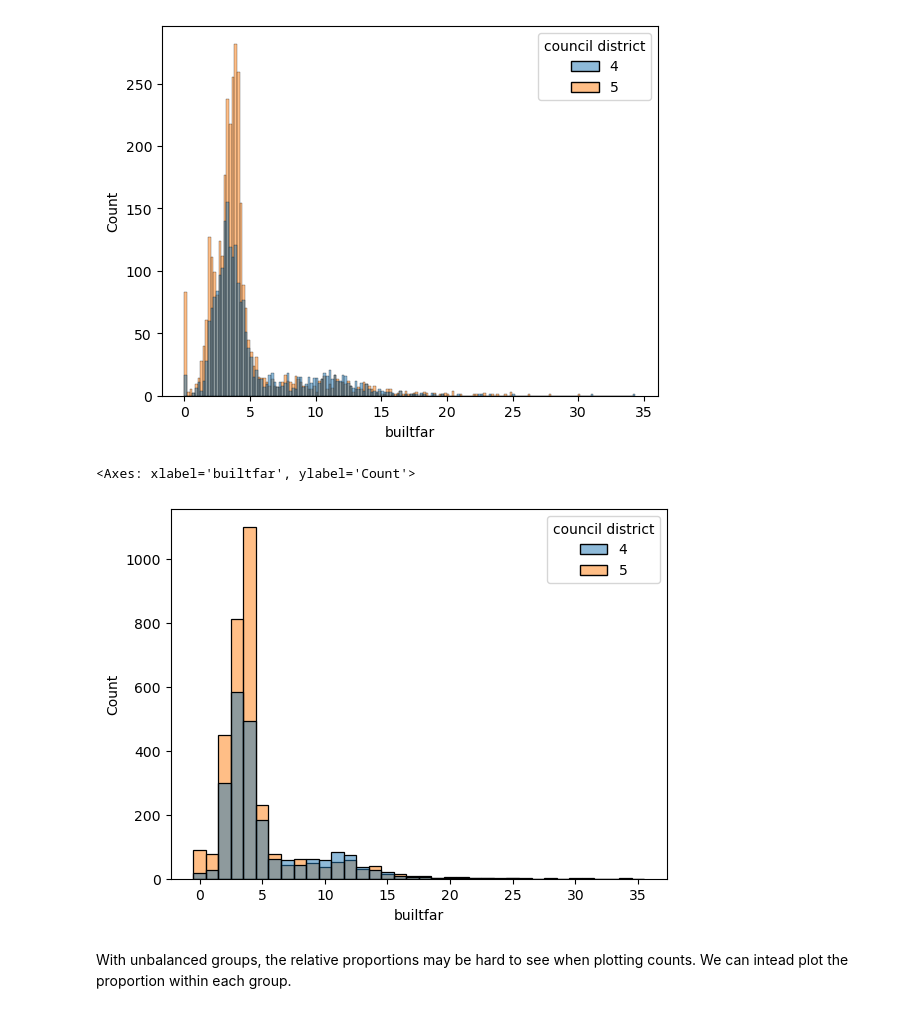
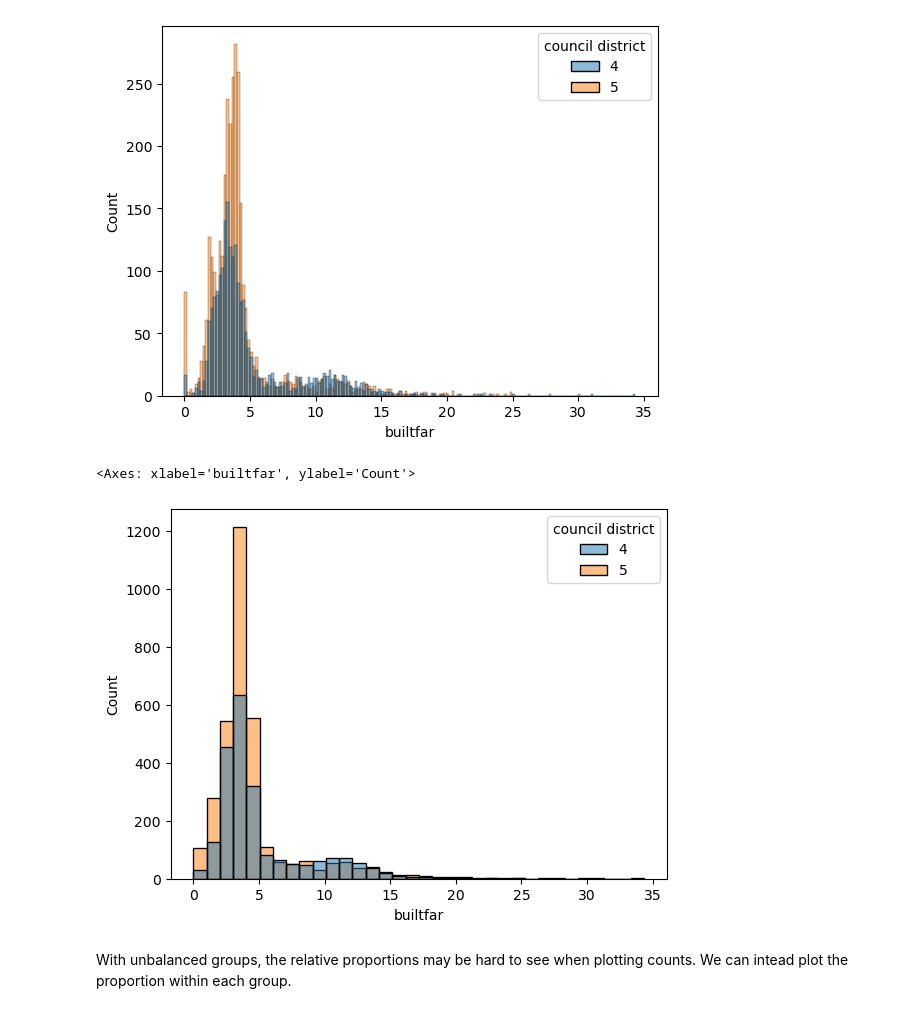
Before and after one commit to dlevine01/urban-data-analysis-course, a Jupyter notebook: Notebooks/4-1-visualize-distributions.ipynb, the cells around one changed output. Drawn from its saved outputs; the diff is of its cells as text; code cells hidden in the pictures.

```diff
--- a/Notebooks/4-1-visualize-distributions.ipynb
+++ b/Notebooks/4-1-visualize-distributions.ipynb
@@ -309,13 +310,14 @@ sns.histplot(
 # %%
 sns.histplot(
     data=pluto_4_5,
     x='builtfar',
     hue='council district',
-    discrete=True
+    # discrete=True
+    binwidth=1
 )
 # %% [output]
 <Axes: xlabel='builtfar', ylabel='Count'>
-[figure, old version]
+[figure, new version]
 # %% [markdown]
 With unbalanced groups, the relative proportions may be hard to see when plotting counts. We can intead plot the proportion within each group.
 # %%
```
Also changed, not shown: parts of 4 cells of this notebook, 1 other file.
